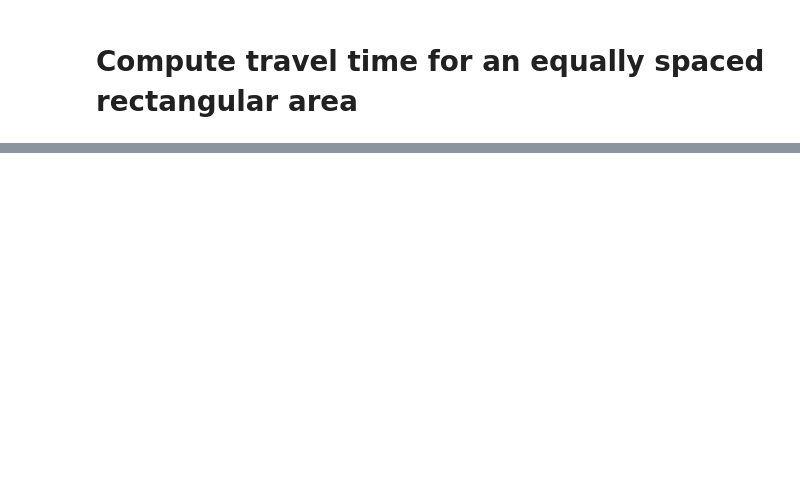
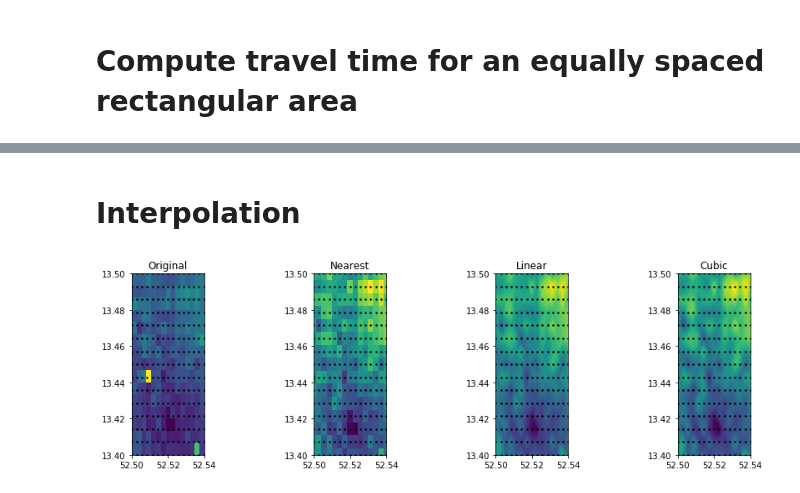
Before and after one commit to pdyban/travel_distance_map, a Jupyter notebook: HAFAS VBB.ipynb, the cells around one changed output, grey strips where cells are left out. Saved outputs shown, nothing was run; the diff lists cells and outputs as text; code cells hidden in the pictures; blank space fills up the shorter version.

```diff
--- a/HAFAS VBB.ipynb
+++ b/HAFAS VBB.ipynb
@@ -367,0 +312,2 @@ df.to_csv('hafas_vbb.csv')
+# %%
+distance_between_adjacent_points = (distance_utf(point00, point10), distance_utf(point00, point01)) # in meters
@@ -367,0 +334,2 @@ df.to_csv('hafas_vbb.csv')
+# %%
+flattened_values = flatten_array(values, threshold=distance_between_adjacent_points, iterations=2)
@@ -367,0 +338,2 @@ df.to_csv('hafas_vbb.csv')
+# %% [markdown]
+# Interpolation
@@ -367,0 +342,9 @@ df.to_csv('hafas_vbb.csv')
+# %%
+bottomleft = points.min(axis=0).min(axis=0)
+topright = points.max(axis=0).max(axis=0)
+NUM_INTERPOLATED_POINTS = 1000j
+grid_x, grid_y = np.mgrid[bottomleft[0]:topright[0]:NUM_INTERPOLATED_POINTS, bottomleft[1]:topright[1]:NUM_INTERPOLATED_POINTS]
+# %%
+grid_z0 = griddata(points.reshape((num_points**2, 2)), flattened_values.reshape((num_points**2,)), (grid_x, grid_y), method='nearest')
+grid_z1 = griddata(points.reshape((num_points**2, 2)), flattened_values.reshape((num_points**2,)), (grid_x, grid_y), method='linear')
+grid_z2 = griddata(points.reshape((num_points**2, 2)), flattened_values.reshape((num_points**2,)), (grid_x, grid_y), method='cubic')
@@ -367,0 +353,19 @@ df.to_csv('hafas_vbb.csv')
+# %%
+map_extent = (bottomleft[0],topright[0],bottomleft[1],topright[1])
+fig, axes = plt.subplots(1, 4, figsize=(15,4))
+grid_0 = values
+axes[0].imshow(grid_0.T, extent=map_extent, origin='upper')
+axes[0].plot(points[:,:,0], points[:,:,1], 'k.', ms=3)
+axes[0].set_title('Original')
+axes[1].imshow(grid_z0.T, extent=map_extent, origin='lower')
+axes[1].plot(points[:,:,0], points[:,:,1], 'k.', ms=3)
+axes[1].set_title('Nearest')
+axes[2].imshow(grid_z1.T, extent=map_extent, origin='lower')
+axes[2].plot(points[:,:,0], points[:,:,1], 'k.', ms=3)
+axes[2].set_title('Linear')
+axes[3].imshow(grid_z2.T, extent=map_extent, origin='lower')
+axes[3].plot(points[:,:,0], points[:,:,1], 'k.', ms=3)
+axes[3].set_title('Cubic')
+plt.show()
+# %% [output]
+[figure, added]
```
Also changed, not shown: parts of 30 cells of this notebook, 3 other files.
